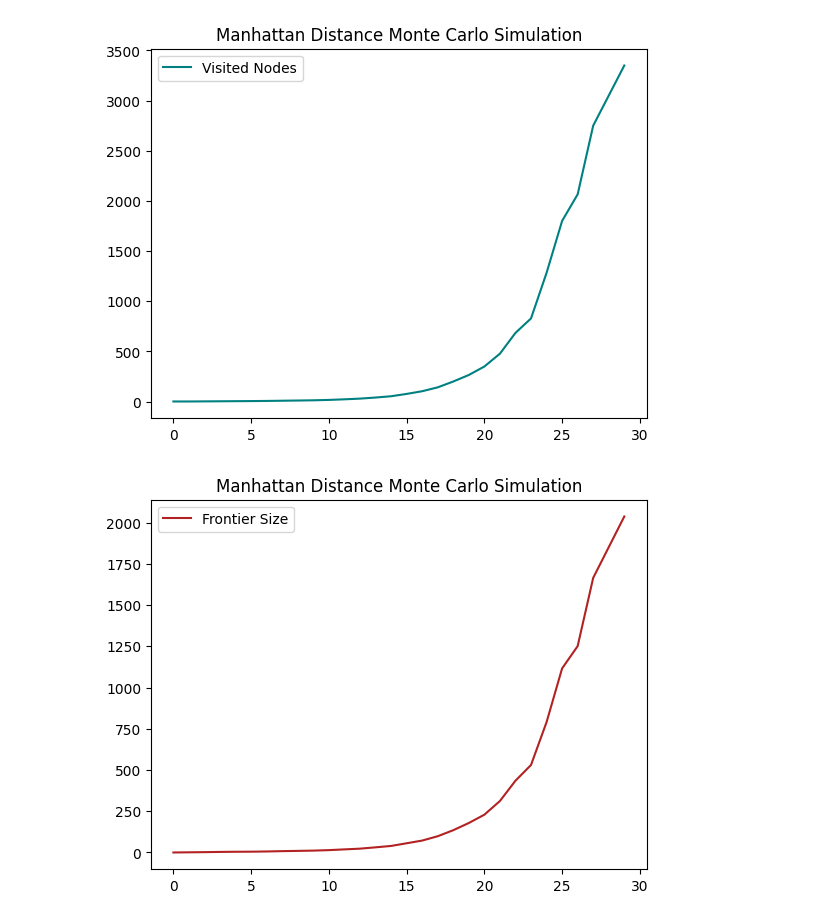
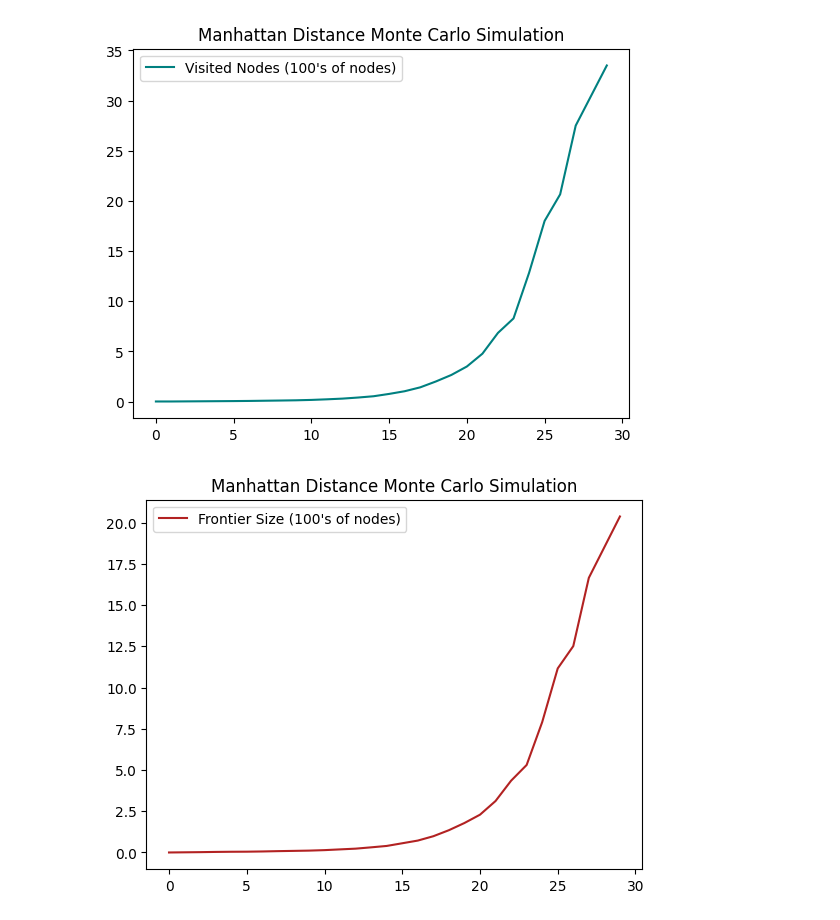
Before and after one commit to BrandonPaulsen/PYSlidingPuzzles, a Jupyter notebook: PYSlidingPuzzle.ipynb, the cells around one changed output. Cells and saved outputs as stored; diff of their text form; code cells hidden in the pictures.

```diff
--- a/PYSlidingPuzzle.ipynb
+++ b/PYSlidingPuzzle.ipynb
@@ -406,28 +441,31 @@ plt.show()
 # %%
 #results of monte carlo simulation with 100000 manhatan distance searches in c++
 depthMD = [0, 1, 2, 3, 4, 5, 6, 7, 8, 9, 10, 11, 12, 13, 14, 15, 16, 17, 18, 19, 20, 21, 22, 23, 24, 25, 26, 27, 29]
 visitedMD = [1, 1, 2, 3, 4, 5, 6.39199, 8.44684, 10.4643, 12.7318, 16.5666, 22.5525, 29.5496, 40.2602, 53.1419, 76.3947, 103.173, 141.844, 199.962, 265.104, 349.547, 477.197, 684.551, 828.661, 1282.74, 1800.57, 2065.5, 2750.75, 3350]
 frontierMD = [0, 1, 2, 3.37345, 4.33565, 4.7976, 6.1402, 8.08908, 9.66376, 11.2985, 14.2094, 18.7573, 23.1826, 31.1455, 39.6239, 55.8474, 72.1696, 98.5481, 135.08, 178.679, 229.064, 311.957, 435.101, 530.446, 790.184, 1115.9, 1251.08, 1665, 2037]
 timeMD = [0, 0.00699301, 0.0217865, 0.060177, 0.0713043, 0.0720412, 0.0886981, 0.139368, 0.173217, 0.184848, 0.241883, 0.339071, 0.43617, 0.504098, 0.797297, 1.07895, 1.47619, 2, 2.83712, 3.76018, 4.96512, 6.87179, 9.73034, 11.9286, 18.3421, 26.0952, 29.8333, 39.75, 47]
 
 plt.clf()
 plt.cla()
 plt.title("Manhattan Distance Monte Carlo Simulation")
-plt.plot(depthMD, visitedMD, label = "Visited Nodes", color = "teal")
+plt.plot(depthMD, [visited/100 for visited in visitedMD], label = "Visited Nodes (100's of nodes)", color = "teal")
 plt.gca().legend(loc = "upper left")
+plt.savefig("manhattanDistanceVisited.png")
 plt.show()
 plt.clf()
 plt.cla()
 plt.title("Manhattan Distance Monte Carlo Simulation")
-plt.plot(depthMD, frontierMD, label = "Frontier Size", color = "firebrick")
+plt.plot(depthMD, [frontier/100 for frontier in frontierMD], label = "Frontier Size (100's of nodes)", color = "firebrick")
 plt.gca().legend(loc = "upper left")
+plt.savefig("manhattanDistanceFrontier.png")
 plt.show()
 plt.clf()
 plt.cla()
 plt.title("Manhattan Distance Monte Carlo Simulation")
-plt.plot(depthMD, timeMD, label = "Search Time", color = "midnightblue")
+plt.plot(depthMD, [time/1000 for time in timeMD], label = "Search Time (seconds)", color = "midnightblue")
 plt.gca().legend(loc = "upper left")
+plt.savefig("manhattanDistanceTime.png")
 plt.show()
 # %% [output]
-[figure, old version]
+[figure, new version]
-[figure, old version]
+[figure, new version]
```
Also changed, not shown: parts of 6 cells of this notebook, 11 other files.
